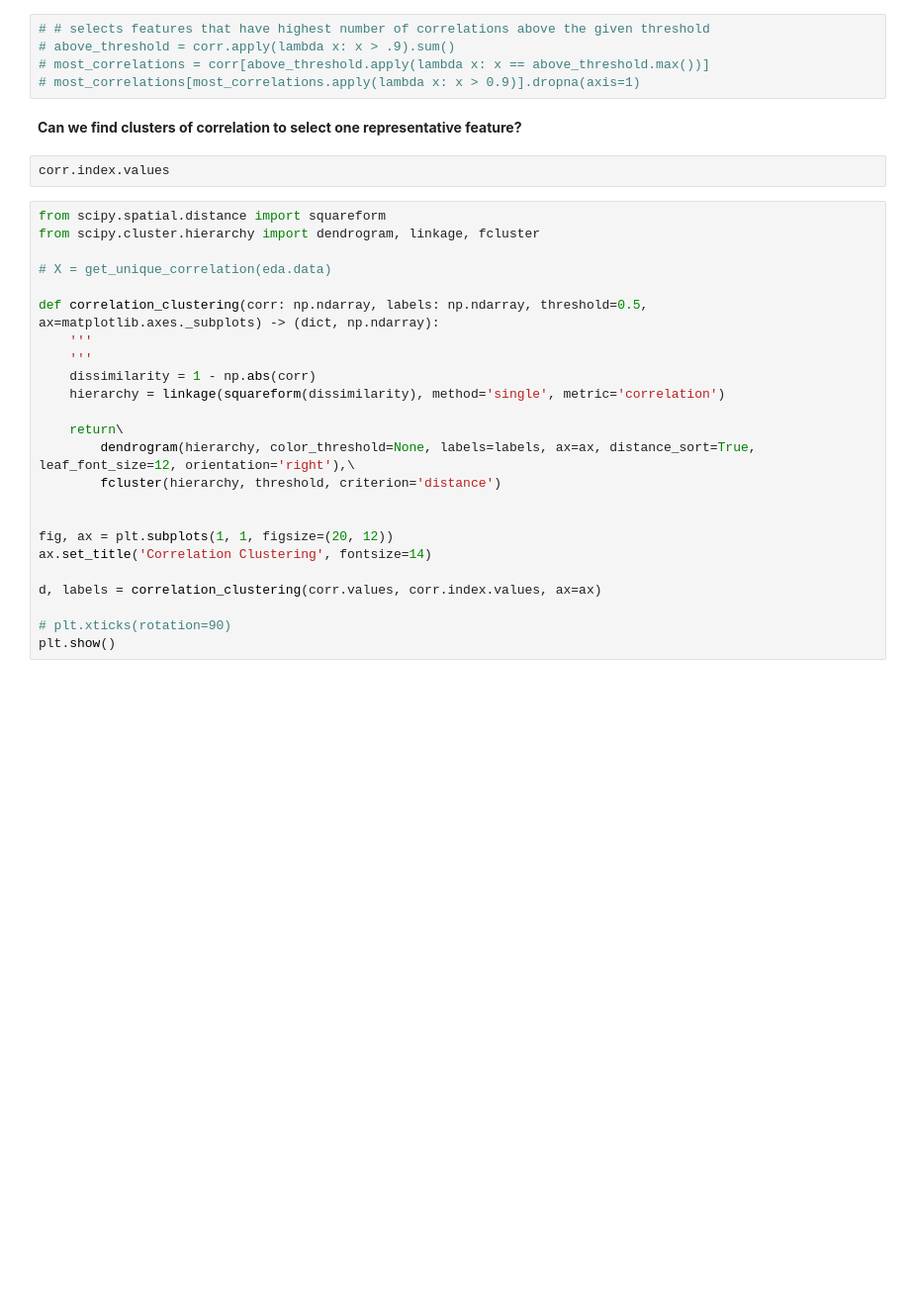
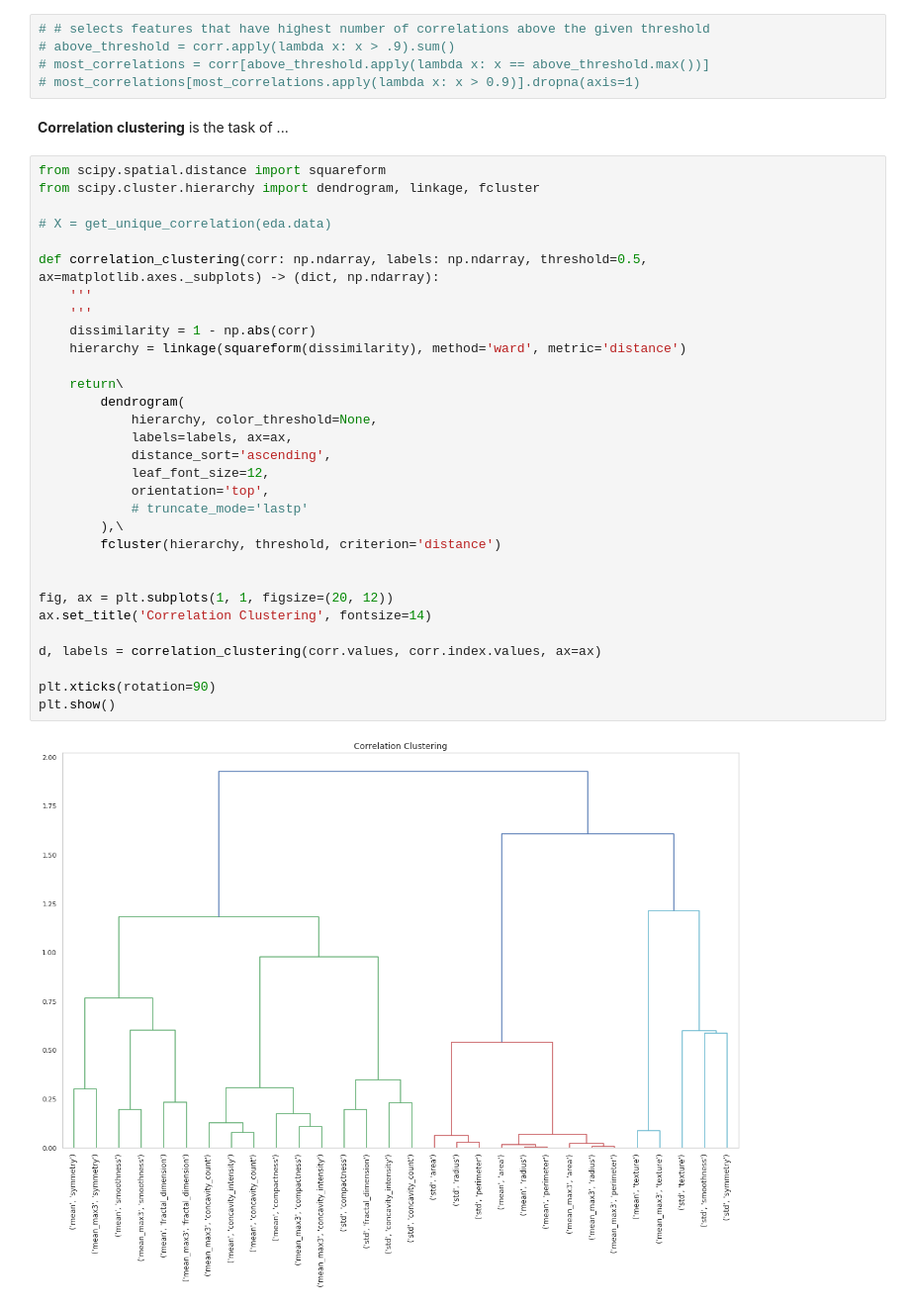
Before and after one commit to ottobricks/BreastCancerWisconsinDiagnostic, a Jupyter notebook: notebooks/eda.ipynb, the cells around one changed output. Shown at 99% size. Saved outputs shown, nothing was run; the diff lists cells and outputs as text; blank space fills up the shorter version.

```diff
--- a/notebooks/eda.ipynb
+++ b/notebooks/eda.ipynb
@@ -244,32 +316,39 @@ plt.show()
 # above_threshold = corr.apply(lambda x: x > .9).sum()
 # most_correlations = corr[above_threshold.apply(lambda x: x == above_threshold.max())]
 # most_correlations[most_correlations.apply(lambda x: x > 0.9)].dropna(axis=1)
-# %% [markdown]
-**Can we find clusters of correlation to select one representative feature?**
-# %%
-corr.index.values
+# %% [markdown]
+**Correlation clustering** is the task of ...
 # %%
 from scipy.spatial.distance import squareform
 from scipy.cluster.hierarchy import dendrogram, linkage, fcluster
 
 # X = get_unique_correlation(eda.data)
 
 def correlation_clustering(corr: np.ndarray, labels: np.ndarray, threshold=0.5, ax=matplotlib.axes._subplots) -> (dict, np.ndarray):
     '''
     '''
     dissimilarity = 1 - np.abs(corr)
-    hierarchy = linkage(squareform(dissimilarity), method='single', metric='correlation')
+    hierarchy = linkage(squareform(dissimilarity), method='ward', metric='distance')
 
     return\
-        dendrogram(hierarchy, color_threshold=None, labels=labels, ax=ax, distance_sort=True, leaf_font_size=12, orientation='right'),\
+        dendrogram(
+            hierarchy, color_threshold=None,
+            labels=labels, ax=ax,
+            distance_sort='ascending',
+            leaf_font_size=12,
+            orientation='top',
+            # truncate_mode='lastp'
+        ),\
         fcluster(hierarchy, threshold, criterion='distance')
 
 
 fig, ax = plt.subplots(1, 1, figsize=(20, 12))
 ax.set_title('Correlation Clustering', fontsize=14)
 
 d, labels = correlation_clustering(corr.values, corr.index.values, ax=ax)
 
-# plt.xticks(rotation=90)
+plt.xticks(rotation=90)
 plt.show()
+# %% [output]
+[figure, added]
 # %%
```
Also changed, not shown: parts of 12 cells of this notebook.
